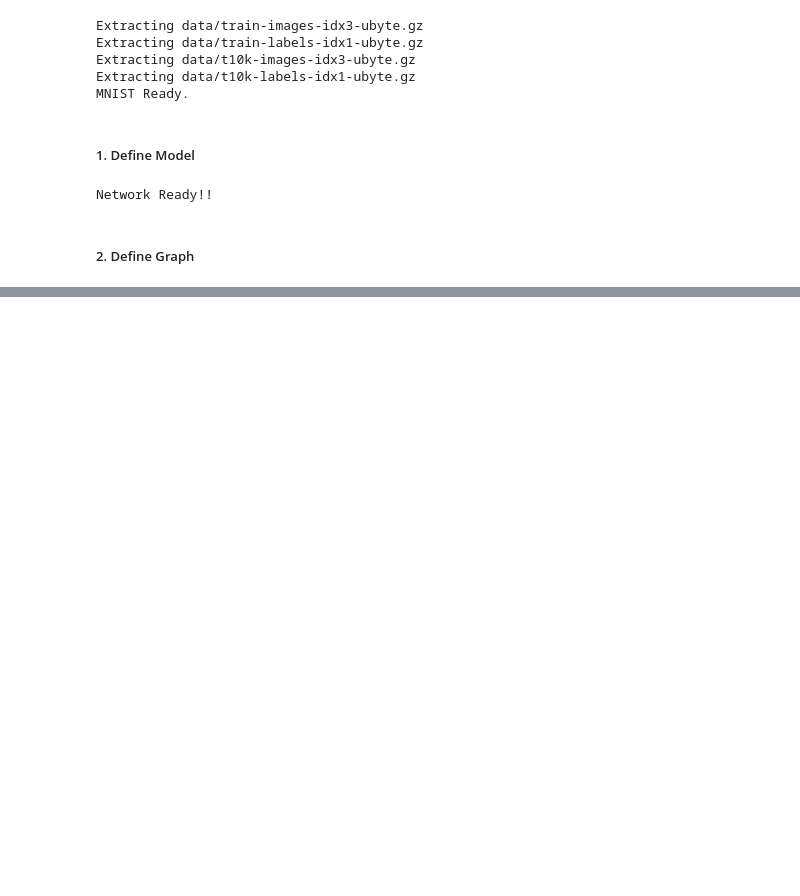
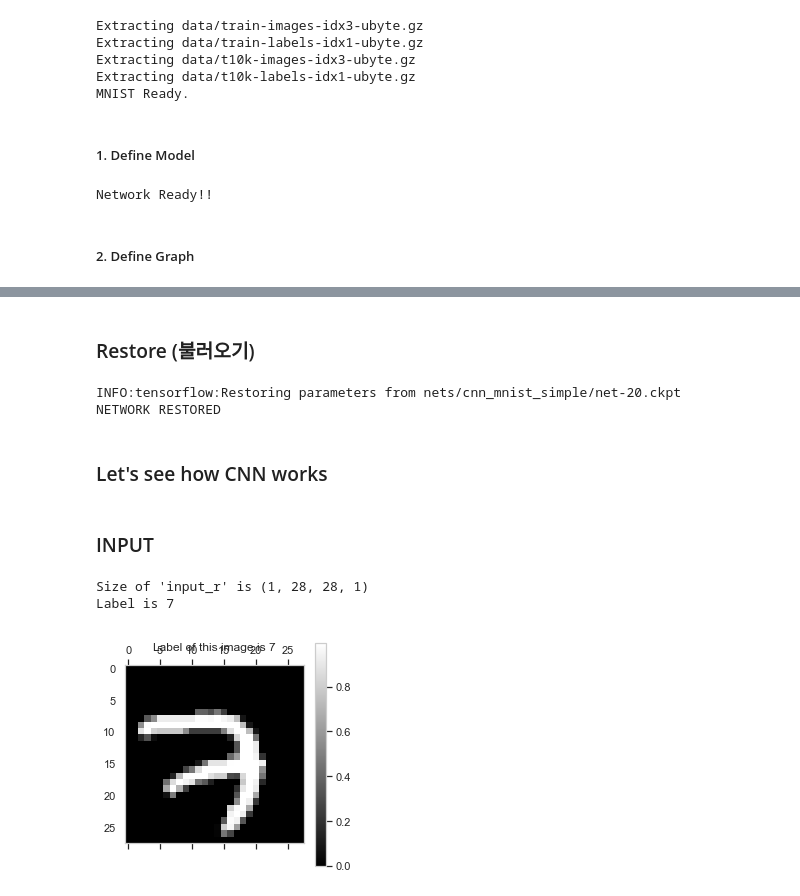
Before and after one commit to Junhojuno/DeepLearning-Beginning, a Jupyter notebook: 7.CNN_NumberClassifier.ipynb, the cells around one changed output, grey strips where cells are left out. Drawn from its saved outputs; the diff is of its cells as text; code cells hidden in the pictures; blank space fills up the shorter version.

```diff
--- a/7.CNN_NumberClassifier.ipynb
+++ b/7.CNN_NumberClassifier.ipynb
@@ -70,0 +99,7 @@ def CNN(_x, _w, _b):
+# %%
+savedir = "nets/cnn_mnist_simple/"
+saver = tf.train.Saver(max_to_keep=3) # 최근 3개까지 저장하겠다.
+save_step = 4
+if not os.path.exists(savedir):
+    os.makedirs(savedir)
+print("Saver Ready!!")
@@ -70,0 +163,43 @@ def CNN(_x, _w, _b):
+# %% [markdown]
+### Restore (불러오기)
+# %%
+do_train = 0
+if do_train == 0:
+    sess = tf.Session()
+    epoch = 20
+    savename = savedir + "net-" + str(epoch) + ".ckpt"
+    saver.restore(sess, savename)
+    print ("NETWORK RESTORED")
+else:
+    print("Do Nothing")
+# %% [output]
+INFO:tensorflow:Restoring parameters from nets/cnn_mnist_simple/net-20.ckpt
+NETWORK RESTORED
+# %% [markdown]
+### Let's see how CNN works
+# %%
+feed_dict = {x : trainimg[0:1,:]}
+input_r = sess.run(cnnout['x_r'], feed_dict=feed_dict)
+conv1 = sess.run(cnnout['conv1'], feed_dict=feed_dict)
+conv2 = sess.run(cnnout['conv2'], feed_dict=feed_dict)
+conv3 = sess.run(cnnout['conv3'], feed_dict=feed_dict)
+pool = sess.run(cnnout['pool'], feed_dict=feed_dict)
+dense = sess.run(cnnout['dense'], feed_dict=feed_dict)
+out = sess.run(cnnout['logit'], feed_dict=feed_dict)
+# %% [markdown]
+### INPUT
+# %%
+print("Size of 'input_r' is %s" % (input_r.shape,))
+label = np.argmax(trainlabel[0,:])
+print("Label is %d" % (label))
+
+# Plot
+plt.matshow(input_r[0,:,:,0], cmap=plt.get_cmap('gray'))
+plt.title("Label of this image is " + str(label))
+plt.colorbar()
+plt.grid(False)
+plt.show()
+# %% [output]
+Size of 'input_r' is (1, 28, 28, 1)
+Label is 7
+[figure, added]
```
Also changed, not shown: parts of 20 cells of this notebook.
